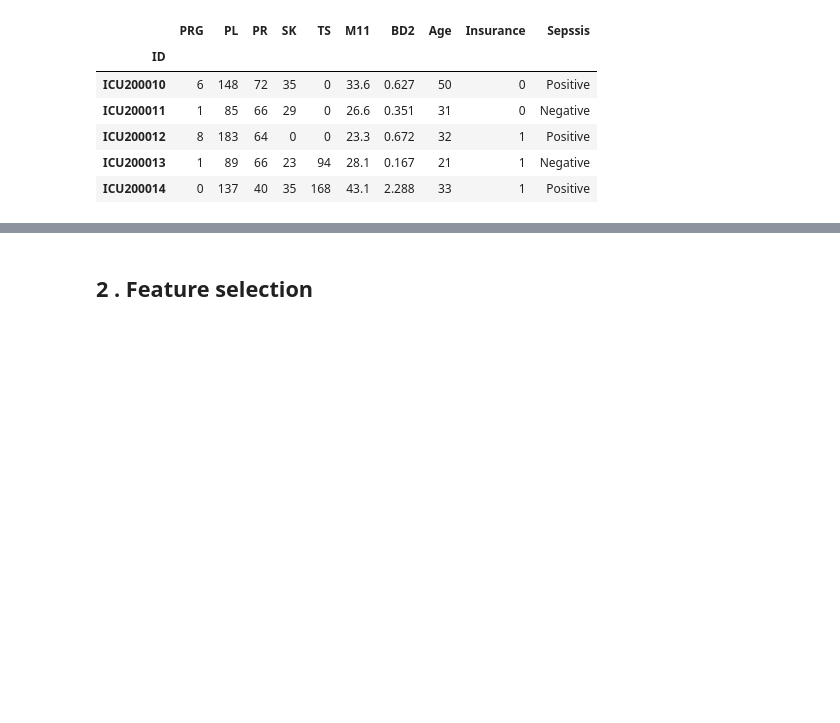
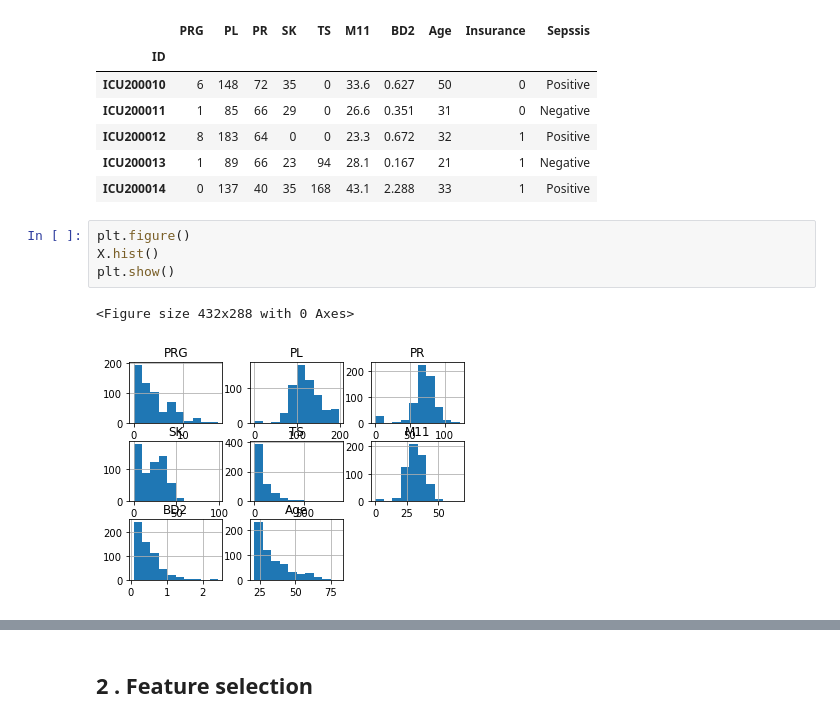
Before and after one commit to tuananh131001/Machine-Learning-Assigment1, a Jupyter notebook: Assignment_1.ipynb, the cells around one changed output, grey strips where cells are left out. Saved outputs shown, nothing was run; the diff lists cells and outputs as text; blank space fills up the shorter version.

```diff
--- a/Assignment_1.ipynb
+++ b/Assignment_1.ipynb
@@ -27,3 +27,10 @@ data.head()
 | ICU200012 | 8 | 183 | 64 | 0 | 0 | 23.3 | 0.672 | 32 | 1 | Positive |
 | ICU200013 | 1 | 89 | 66 | 23 | 94 | 28.1 | 0.167 | 21 | 1 | Negative |
 | ICU200014 | 0 | 137 | 40 | 35 | 168 | 43.1 | 2.288 | 33 | 1 | Positive |
+# %%
+plt.figure()
+X.hist()
+plt.show()
+# %% [output]
+<Figure size 432x288 with 0 Axes>
+[figure, added]
```
Also changed, not shown: parts of 5 cells of this notebook.
